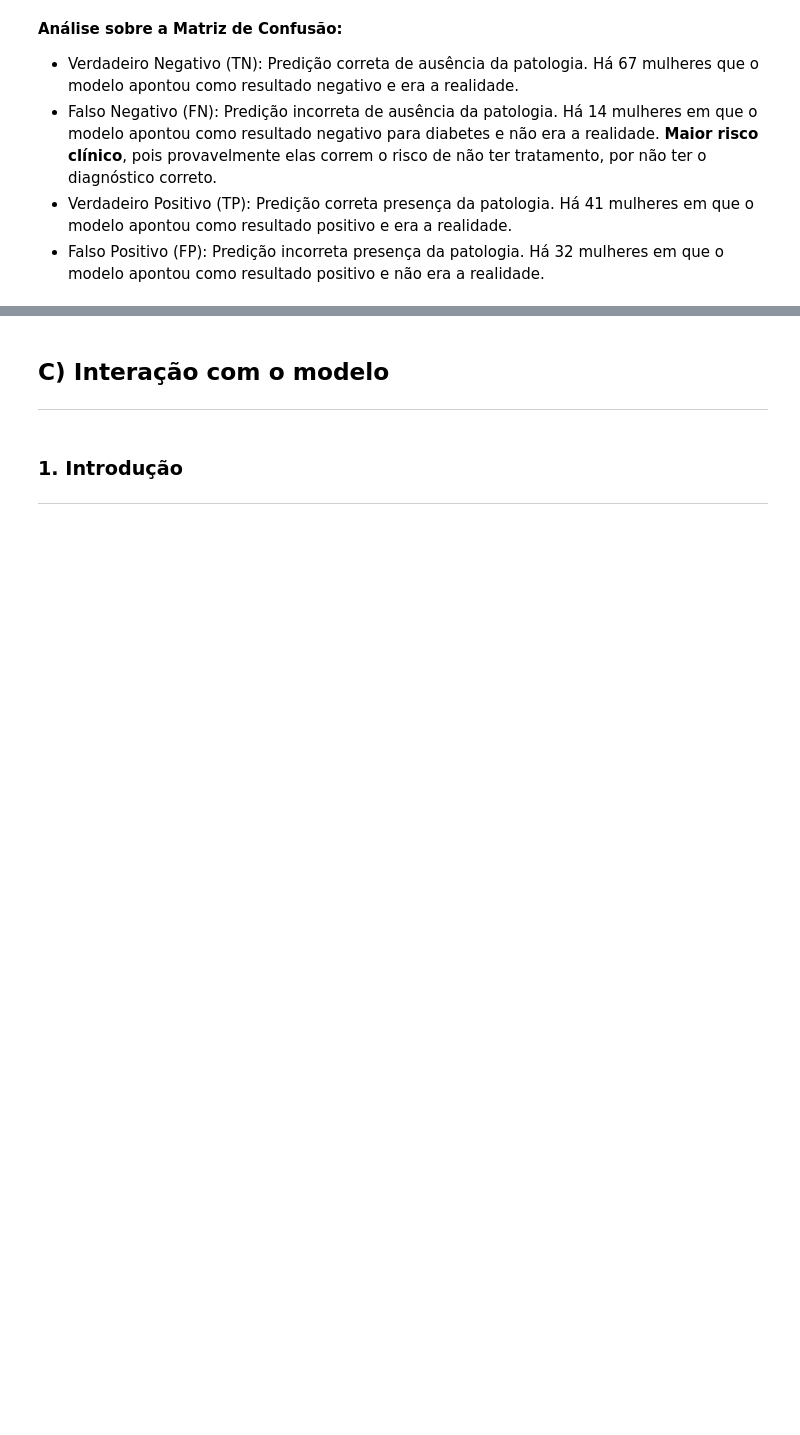
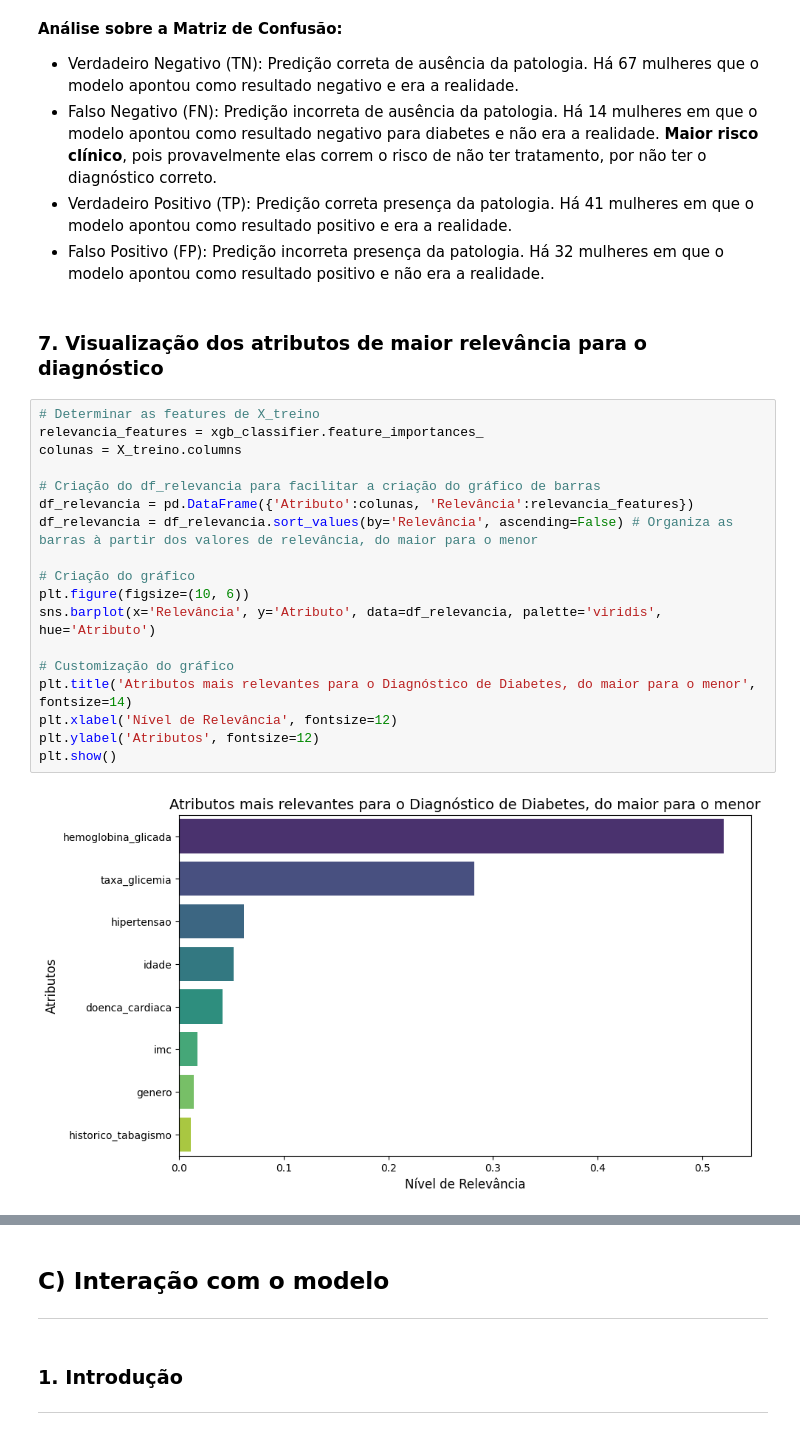
Before and after one commit to rafaeldecastro195/modelo-classificacao-diabetes-mulheres, a Jupyter notebook: modelo_classificacao_diabetes/classificacao_diabetes.ipynb, the cells around one changed output, grey strips where cells are left out. Saved outputs shown, nothing was run; the diff lists cells and outputs as text; blank space fills up the shorter version.

```diff
--- a/modelo_classificacao_diabetes/classificacao_diabetes.ipynb
+++ b/modelo_classificacao_diabetes/classificacao_diabetes.ipynb
@@ -492,3 +859,25 @@ print(f'\n- A quantidade de vezes que o modelo errou é expressa por FN + FP e
 - Verdadeiro Positivo (TP): Predição correta presença da patologia. Há 41 mulheres em que o modelo apontou como resultado positivo e
 era a realidade.
 - Falso Positivo (FP): Predição incorreta presença da patologia. Há 32 mulheres em que o modelo apontou como resultado positivo e não era a realidade.
+# %% [markdown]
+### 7. Visualização dos atributos de maior relevância para o diagnóstico
+# %%
+# Determinar as features de X_treino
+relevancia_features = xgb_classifier.feature_importances_
+colunas = X_treino.columns
+
+# Criação do df_relevancia para facilitar a criação do gráfico de barras
+df_relevancia = pd.DataFrame({'Atributo':colunas, 'Relevância':relevancia_features})
+df_relevancia = df_relevancia.sort_values(by='Relevância', ascending=False) # Organiza as barras à partir dos valores de relevância, do maior para o menor
+
+# Criação do gráfico
+plt.figure(figsize=(10, 6))
+sns.barplot(x='Relevância', y='Atributo', data=df_relevancia, palette='viridis', hue='Atributo')
+
+# Customização do gráfico
+plt.title('Atributos mais relevantes para o Diagnóstico de Diabetes, do maior para o menor', fontsize=14)
+plt.xlabel('Nível de Relevância', fontsize=12)
+plt.ylabel('Atributos', fontsize=12)
+plt.show()
+# %% [output]
+[figure, added]
```
Also changed, not shown: parts of 83 cells of this notebook, 1 other file.
